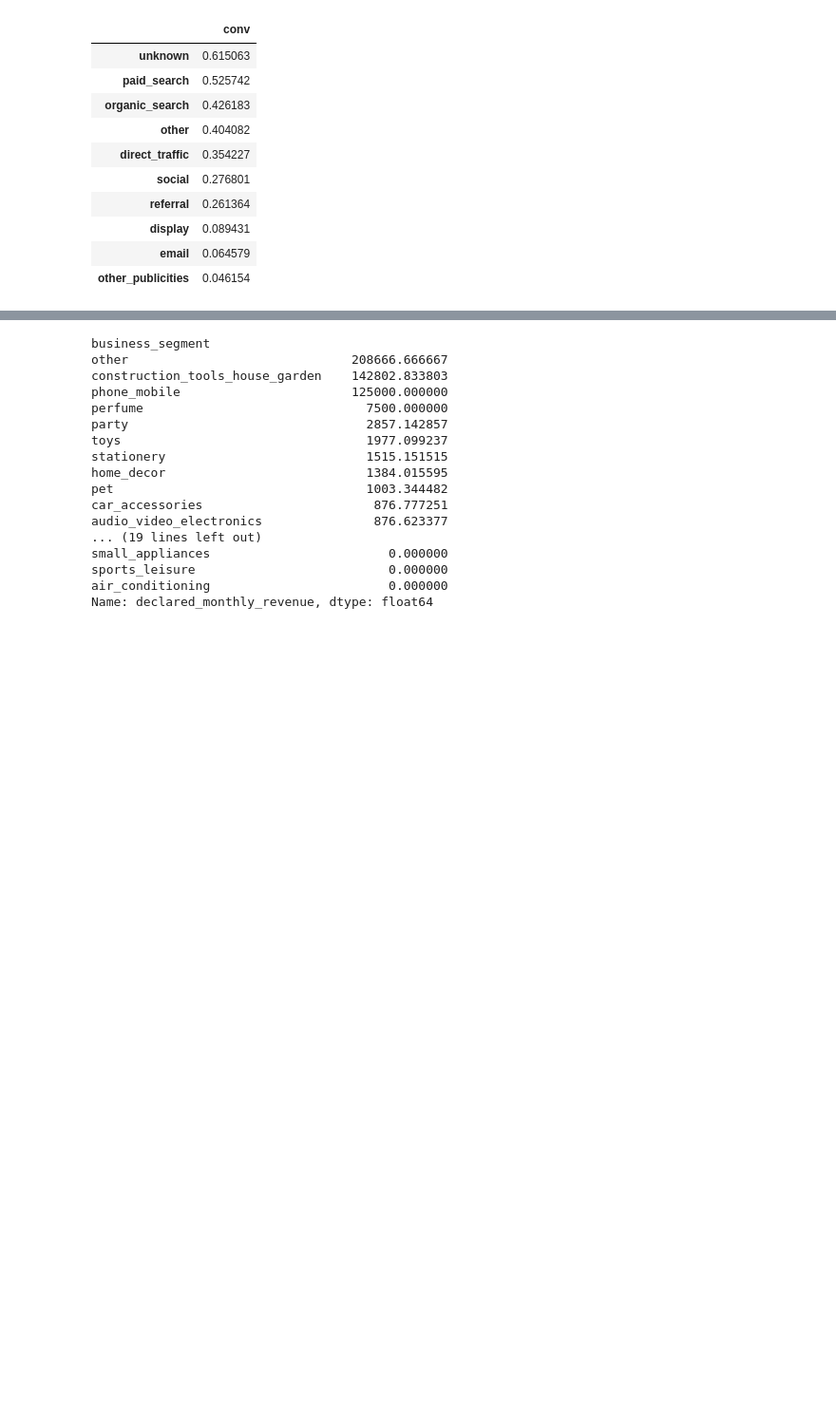
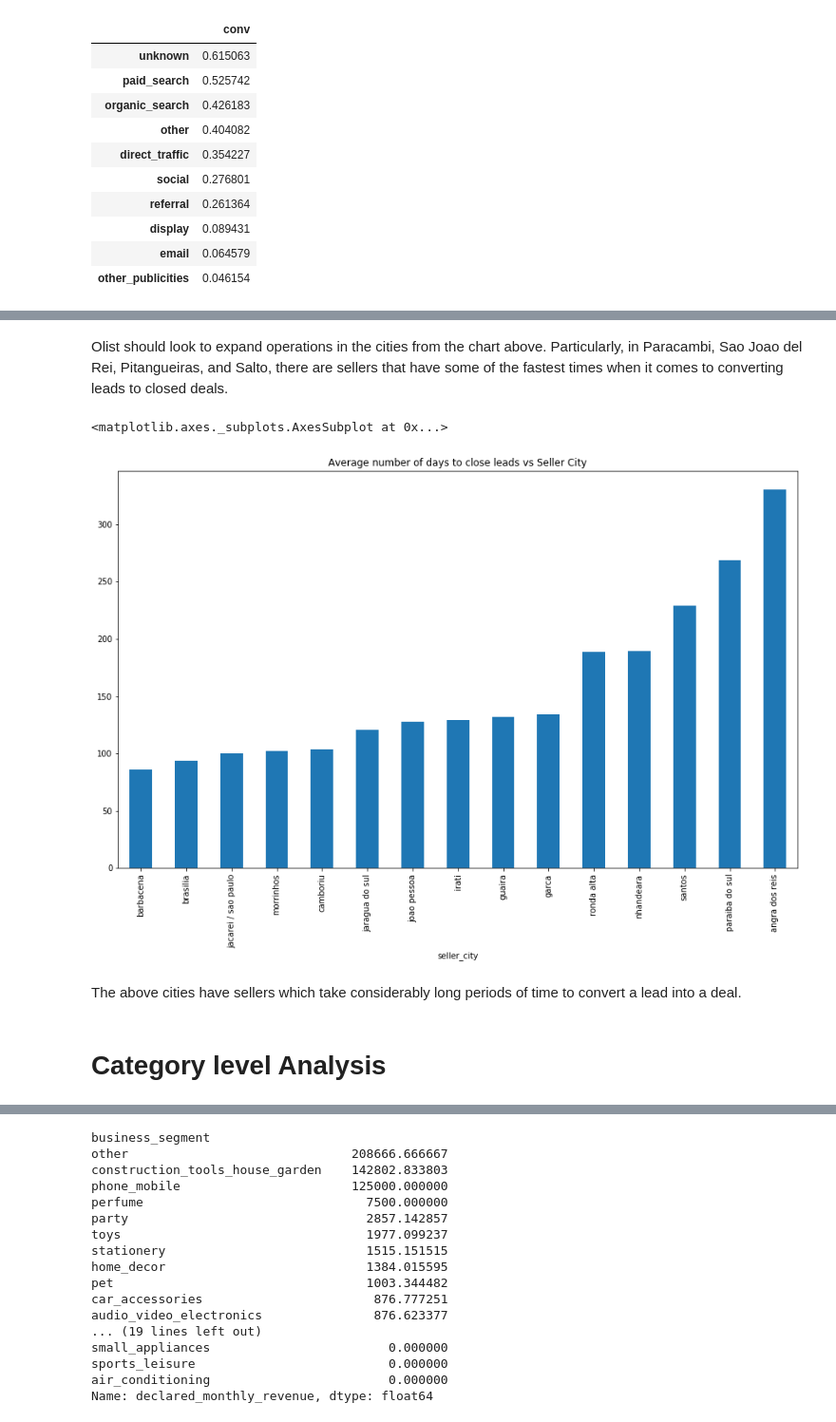
Before and after one commit to mohammedsaqib/Marketing-Analytics-Project, a Jupyter notebook: OLIST-Channels.ipynb, the cells around one changed output, grey strips where cells are left out. Shown: that part at 95% size. Drawn from its saved outputs; the diff is of its cells as text; code cells hidden in the pictures; blank space fills up the shorter version.

```diff
--- a/OLIST-Channels.ipynb
+++ b/OLIST-Channels.ipynb
@@ -222,3 +256,15 @@ Category level conversion - which categories are taking longer time to close?
+# %% [markdown]
+Olist should look to expand operations in the cities from the chart above. Particularly, in Paracambi, Sao Joao del Rei, Pitangueiras, and Salto, there are sellers that have some of the fastest times when it comes to converting leads to closed deals.
+# %%
+bottomCities = closedDealsCitiesSorted.groupby(["seller_city"])['time_to_close_days'].mean().sort_values(ascending=True).tail(15)
+bottomCities.plot(kind='bar',figsize=(15,9), title = 'Average number of days to close leads vs Seller City')
+# %% [output]
+<matplotlib.axes._subplots.AxesSubplot at 0x...>
+[figure, added]
+# %% [markdown]
+The above cities have sellers which take considerably long periods of time to convert a lead into a deal.
+# %% [markdown]
+# Category level Analysis
 # %%
 closedDeals['start_date'] = pd.to_datetime(closedDeals['first_contact_date'])
 closedDeals['end_date'] = pd.to_datetime(closedDeals['won_date'])
```
Also changed, not shown: parts of 11 cells of this notebook.
